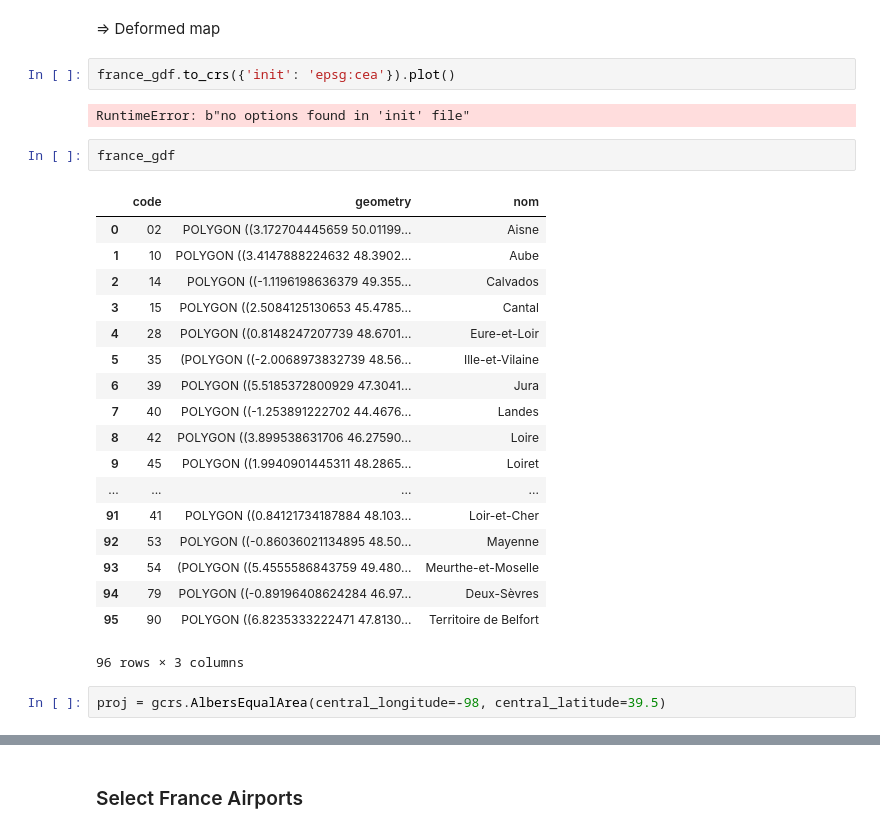
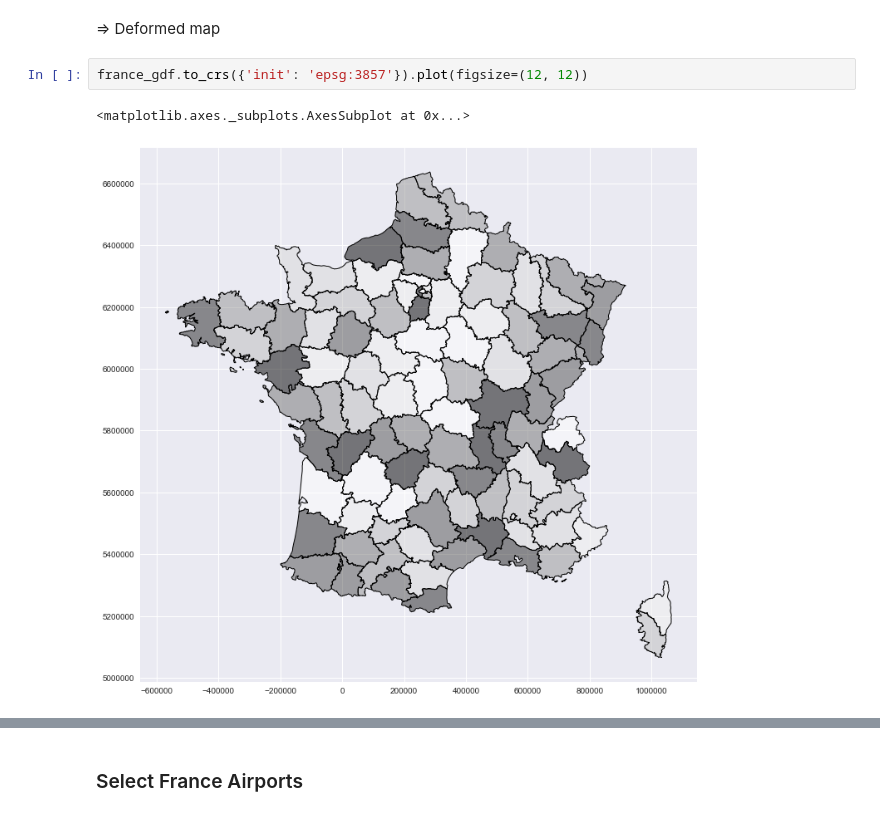
Before and after one commit to yassineAlouini/gis-with-python, a Jupyter notebook: gis_with_python.ipynb, the cells around one changed output, grey strips where cells are left out. Cells and saved outputs as stored; diff of their text form.

```diff
--- a/gis_with_python.ipynb
+++ b/gis_with_python.ipynb
@@ -133,29 +137,7 @@ france_gdf.plot()
 # %% [markdown]
 => Deformed map
 # %%
-france_gdf.to_crs({'init': 'epsg:cea'}).plot()
+france_gdf.to_crs({'init': 'epsg:3857'}).plot(figsize=(12, 12))
 # %% [output]
-RuntimeError: b"no options found in 'init' file"
+<matplotlib.axes._subplots.AxesSubplot at 0x...>
+[figure, added]
-# %%
-france_gdf
-# %% [output]
-|  | code | geometry | nom |
-| 0 | 02 | POLYGON ((3.172704445659 50.01199... | Aisne |
-| 1 | 10 | POLYGON ((3.4147888224632 48.3902... | Aube |
-| 2 | 14 | POLYGON ((-1.1196198636379 49.355... | Calvados |
-| 3 | 15 | POLYGON ((2.5084125130653 45.4785... | Cantal |
-| 4 | 28 | POLYGON ((0.8148247207739 48.6701... | Eure-et-Loir |
-| 5 | 35 | (POLYGON ((-2.0068973832739 48.56... | Ille-et-Vilaine |
-| 6 | 39 | POLYGON ((5.5185372800929 47.3041... | Jura |
-| 7 | 40 | POLYGON ((-1.253891222702 44.4676... | Landes |
-| 8 | 42 | POLYGON ((3.899538631706 46.27590... | Loire |
-| 9 | 45 | POLYGON ((1.9940901445311 48.2865... | Loiret |
-| ... | ... | ... | ... |
-| 91 | 41 | POLYGON ((0.84121734187884 48.103... | Loir-et-Cher |
-| 92 | 53 | POLYGON ((-0.86036021134895 48.50... | Mayenne |
-| 93 | 54 | (POLYGON ((5.4555586843759 49.480... | Meurthe-et-Moselle |
-| 94 | 79 | POLYGON ((-0.89196408624284 46.97... | Deux-Sèvres |
-| 95 | 90 | POLYGON ((6.8235333222471 47.8130... | Territoire de Belfort |
-96 rows × 3 columns
-# %%
-proj = gcrs.AlbersEqualArea(central_longitude=-98, central_latitude=39.5)
```
Also changed, not shown: parts of 9 cells of this notebook.
